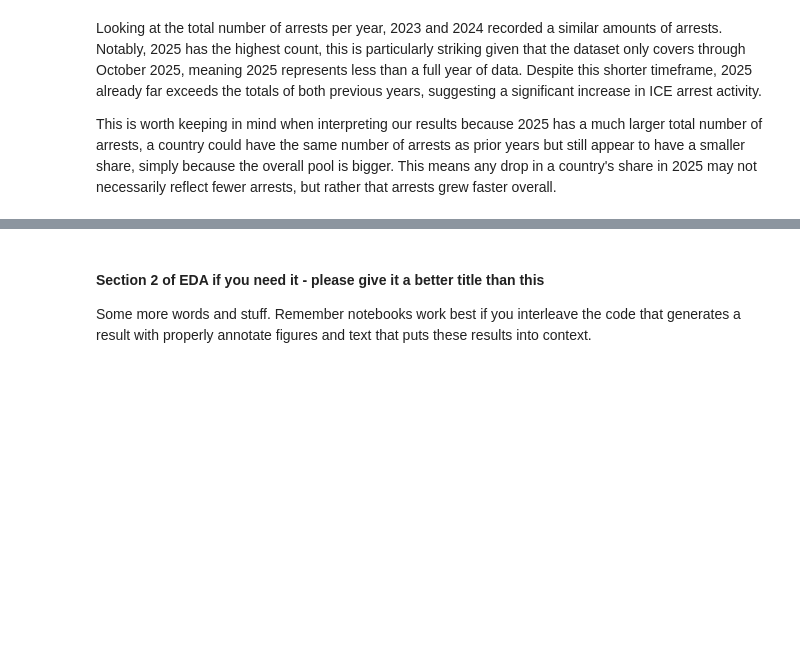
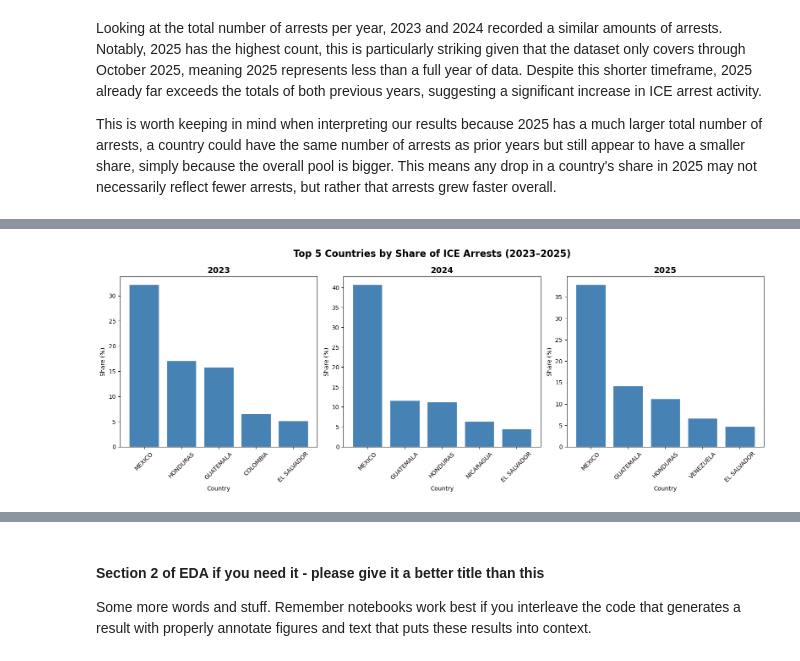
Before and after one commit to COGS108/Group109_WI26, a Jupyter notebook: 02-EDACheckpoint.ipynb, the cells around one changed output, grey strips where cells are left out. Saved outputs shown, nothing was run; the diff lists cells and outputs as text; code cells hidden in the pictures; blank space fills up the shorter version.

```diff
--- a/02-EDACheckpoint.ipynb
+++ b/02-EDACheckpoint.ipynb
@@ -432,0 +391,25 @@ arrests_by_country_year
+# %%
+arrests_by_country_year = ice_2023_2025.groupby(['year', 'citizenship_country'])['unique_identifier'].count().reset_index()
+arrests_by_country_year.columns = ['year', 'citizenship_country', 'arrest_count']
+yearly_totals = arrests_by_country_year.groupby('year')['arrest_count'].transform('sum')
+arrests_by_country_year['share'] = arrests_by_country_year['arrest_count'] / yearly_totals * 100
+top5 = (arrests_by_country_year.groupby('year')
+          .apply(lambda x: x.nlargest(5, 'share'))
+          .reset_index(drop=True))
+
+years = sorted(top5['year'].unique())
+fig, axes = plt.subplots(1, len(years), figsize=(16, 6), sharey=False)
+
+for ax, year in zip(axes, years):
+    data = top5[top5['year'] == year].sort_values('share', ascending=False)
+    ax.bar(data['citizenship_country'], data['share'], color='steelblue', edgecolor='white')
+    ax.set_title(f'{year}', fontsize=14, fontweight='bold')
+    ax.set_xlabel('Country')
+    ax.set_ylabel('Share (%)')
+    ax.tick_params(axis='x', rotation=45)
+
+plt.suptitle('Top 5 Countries by Share of ICE Arrests (2023–2025)', fontsize=16, fontweight='bold')
+plt.tight_layout()
+plt.show()
+# %% [output]
+[figure, added]
```
Also changed, not shown: parts of 10 cells of this notebook.
